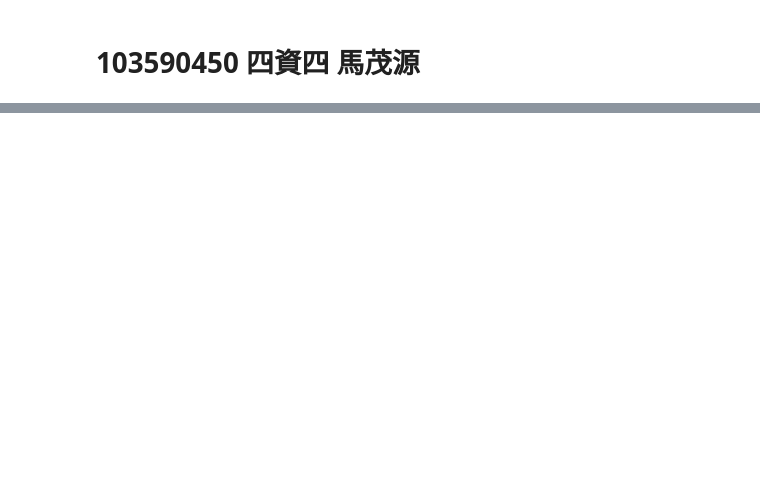
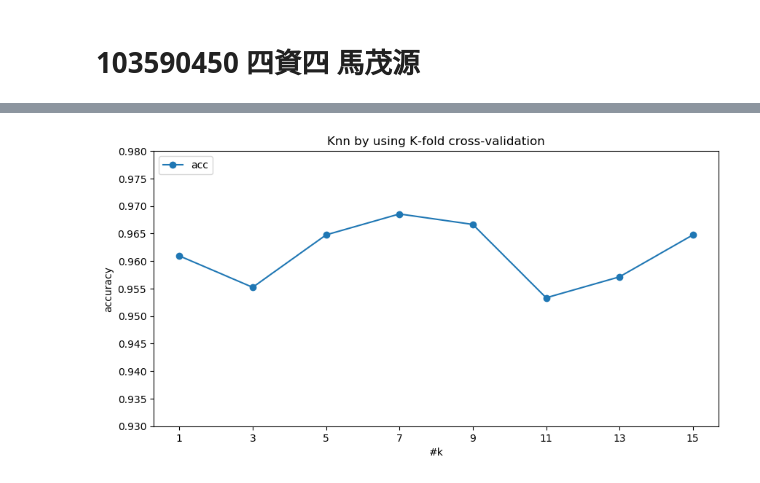
Before and after one commit to brian41005/NTUT-Machine-Learning-Spring-2018, a Jupyter notebook: HW1/ML HW1.ipynb, the cells around one changed output, grey strips where cells are left out. Cells and saved outputs as stored; diff of their text form; code cells hidden in the pictures; blank space fills up the shorter version.

```diff
--- a/HW1/ML HW1.ipynb
+++ b/HW1/ML HW1.ipynb
@@ -26,0 +117,24 @@ data = load_iris()
+# %%
+K = list(range(1, 15+1, 2))
+Knn_acc_vc = []
+for k in K:
+    acc = []
+    for i in range(N):
+        model = MyKNeighborsClassifier(n_neighbors=k)
+        # Assuming that I don't have test data
+        X_train, _, y_train, _ = train_test_split(iris.data, iris.target, test_size=0.3)
+        acc.append(np.mean(cross_val_score(model, X_train, y_train, cv=5)))
+
+    Knn_acc_vc.append(np.mean(acc))
+
+fig = plt.figure(figsize=(10, 5), dpi=100, facecolor='white')
+plt.plot(K, Knn_acc_vc, 'o-')
+plt.xticks(np.arange(1, 15+1, 2))
+plt.yticks(np.arange(0.93, 0.98+0.005, 0.005))
+plt.title('Knn by using K-fold cross-validation')
+plt.ylabel('accuracy')
+plt.xlabel('#k')
+plt.legend(['acc'], loc='upper left')
+plt.show()
+# %% [output]
+[figure, added]
```
Also changed, not shown: parts of 24 cells of this notebook.
